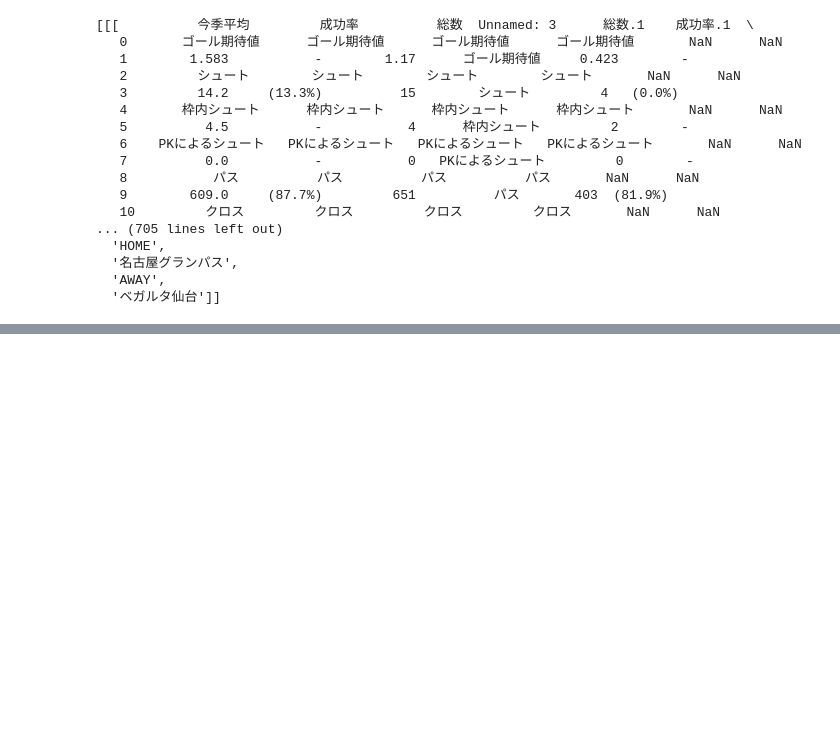
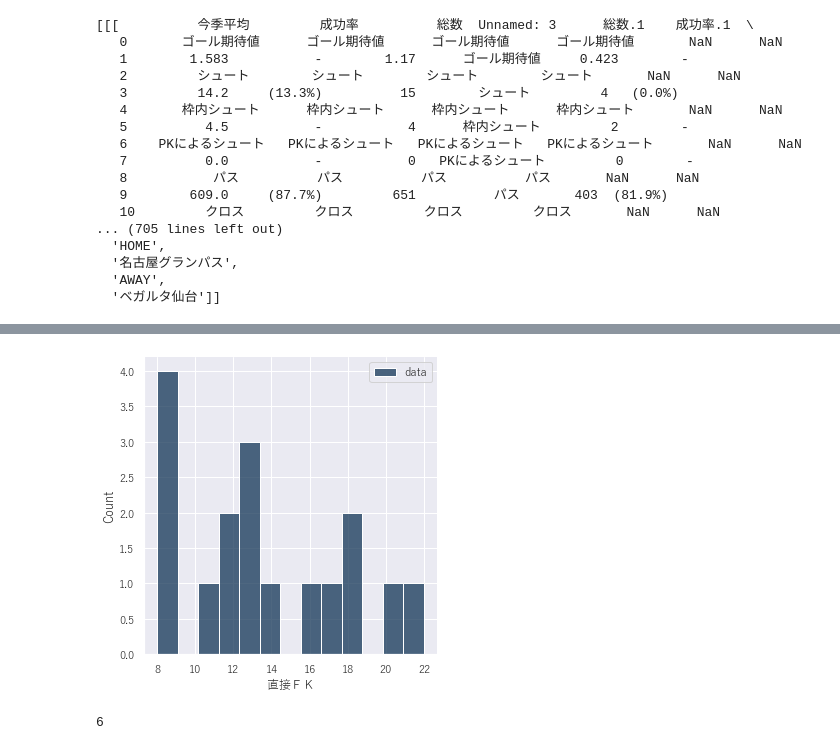
Before and after one commit to Natsuka-Hashizume/football, a Jupyter notebook: football_homegame.ipynb, the cells around one changed output, grey strips where cells are left out. Saved outputs shown, nothing was run; the diff lists cells and outputs as text; code cells hidden in the pictures; blank space fills up the shorter version.

```diff
--- a/football_homegame.ipynb
+++ b/football_homegame.ipynb
@@ -387,0 +541,10 @@ mizuho_dfs[1]
+# %%
+sns.displot(
+    df['直接ＦＫ'], bins=13, color='#123456', label='data',
+    kde=False,
+    rug=False
+)
+plt.legend() # 凡例を表示
+plt.show()   # ヒストグラムを表示
+# %% [output]
+[figure, added]
@@ -387,0 +553,7 @@ mizuho_dfs[1]
+# %%
+# スタージェスの公式で適切なbinsの値を求める
+sturges = lambda n: math.ceil(math.log2(n*2))
+
+sturges(len(df['直接ＦＫ']))
+# %% [output]
+6
```
Also changed, not shown: parts of 41 cells of this notebook.
